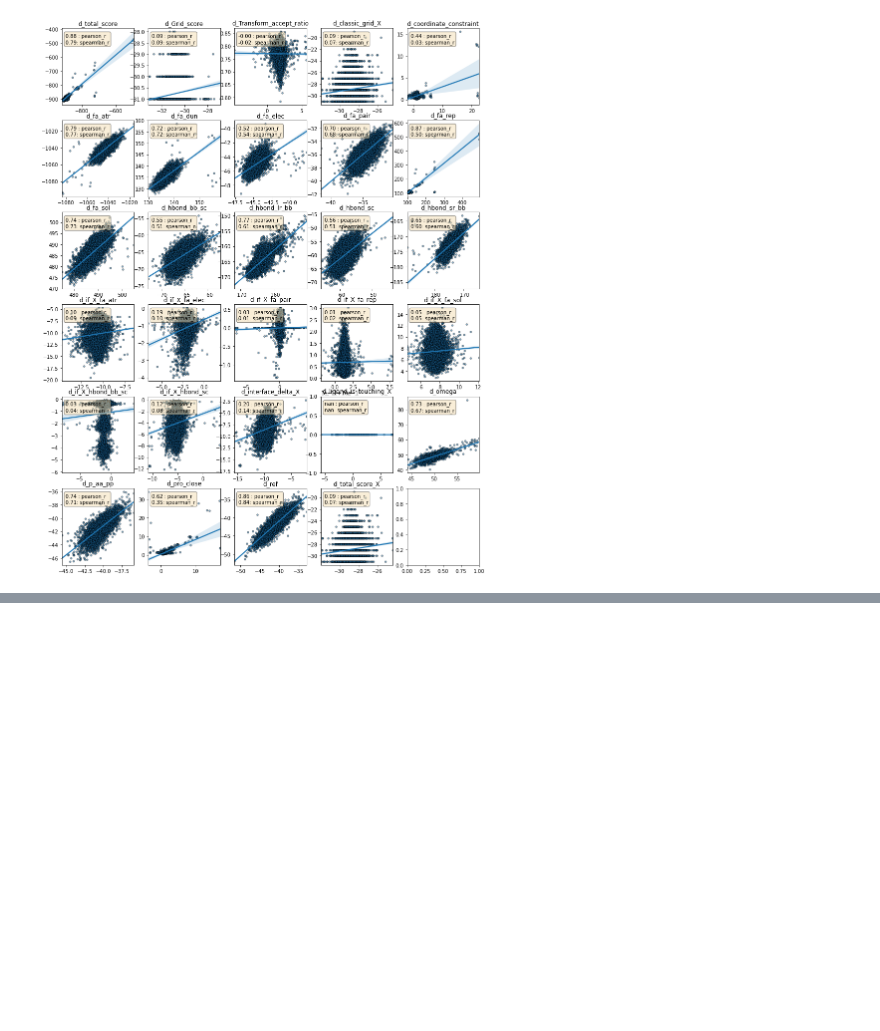
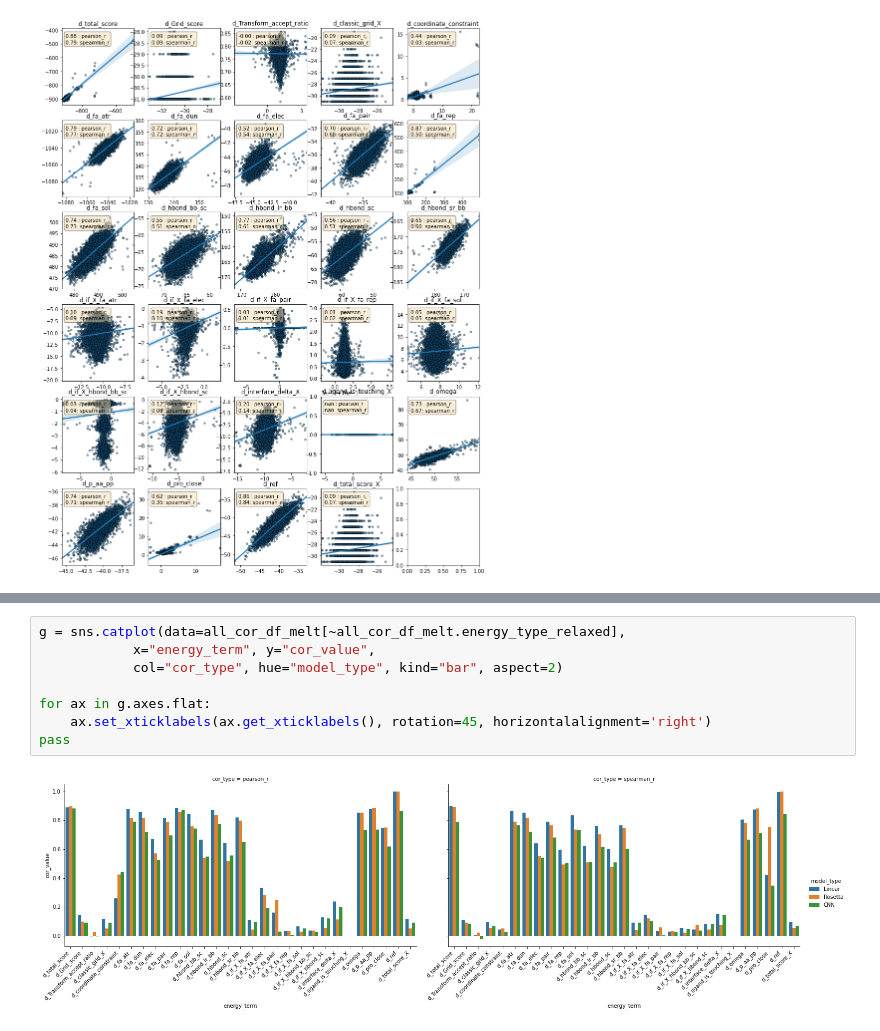
Before and after one commit to RomeroLab/sadx-latent-function, a Jupyter notebook: projects/Biochemical_Ordinal/scripts/nb_predict_rosetta_energies_summary.ipynb, the cells around one changed output, grey strips where cells are left out. Drawn from its saved outputs; the diff is of its cells as text; blank space fills up the shorter version.

```diff
--- a/projects/Biochemical_Ordinal/scripts/nb_predict_rosetta_energies_summary.ipynb
+++ b/projects/Biochemical_Ordinal/scripts/nb_predict_rosetta_energies_summary.ipynb
@@ -122,0 +208,10 @@ plot_columns(column_names_to_plot=docking_column_names,
+# %%
+g = sns.catplot(data=all_cor_df_melt[~all_cor_df_melt.energy_type_relaxed],
+            x="energy_term", y="cor_value",
+            col="cor_type", hue="model_type", kind="bar", aspect=2)
+
+for ax in g.axes.flat:
+    ax.set_xticklabels(ax.get_xticklabels(), rotation=45, horizontalalignment='right')
+pass
+# %% [output]
+[figure, added]
```
Also changed, not shown: parts of 14 cells of this notebook.
